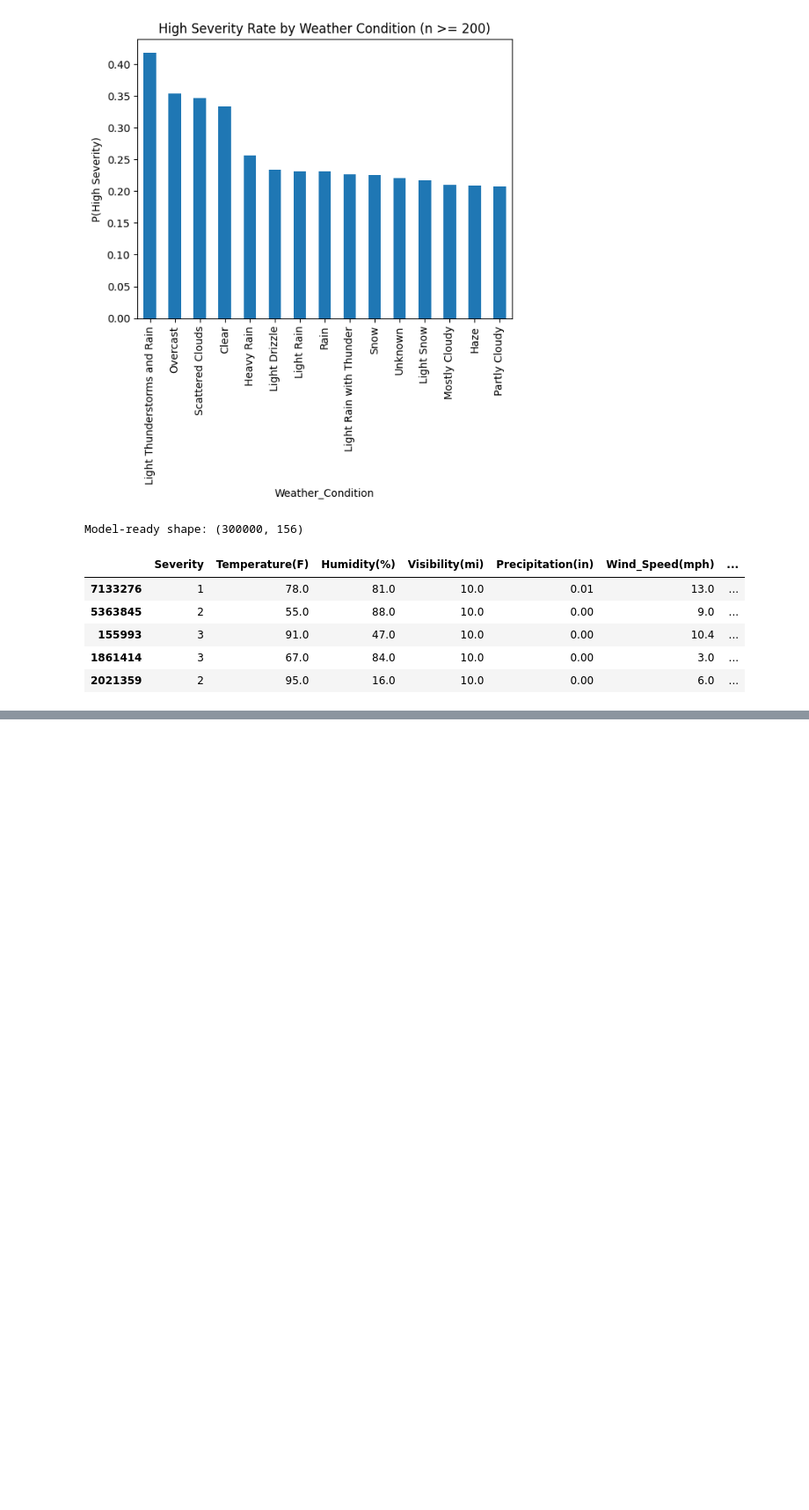
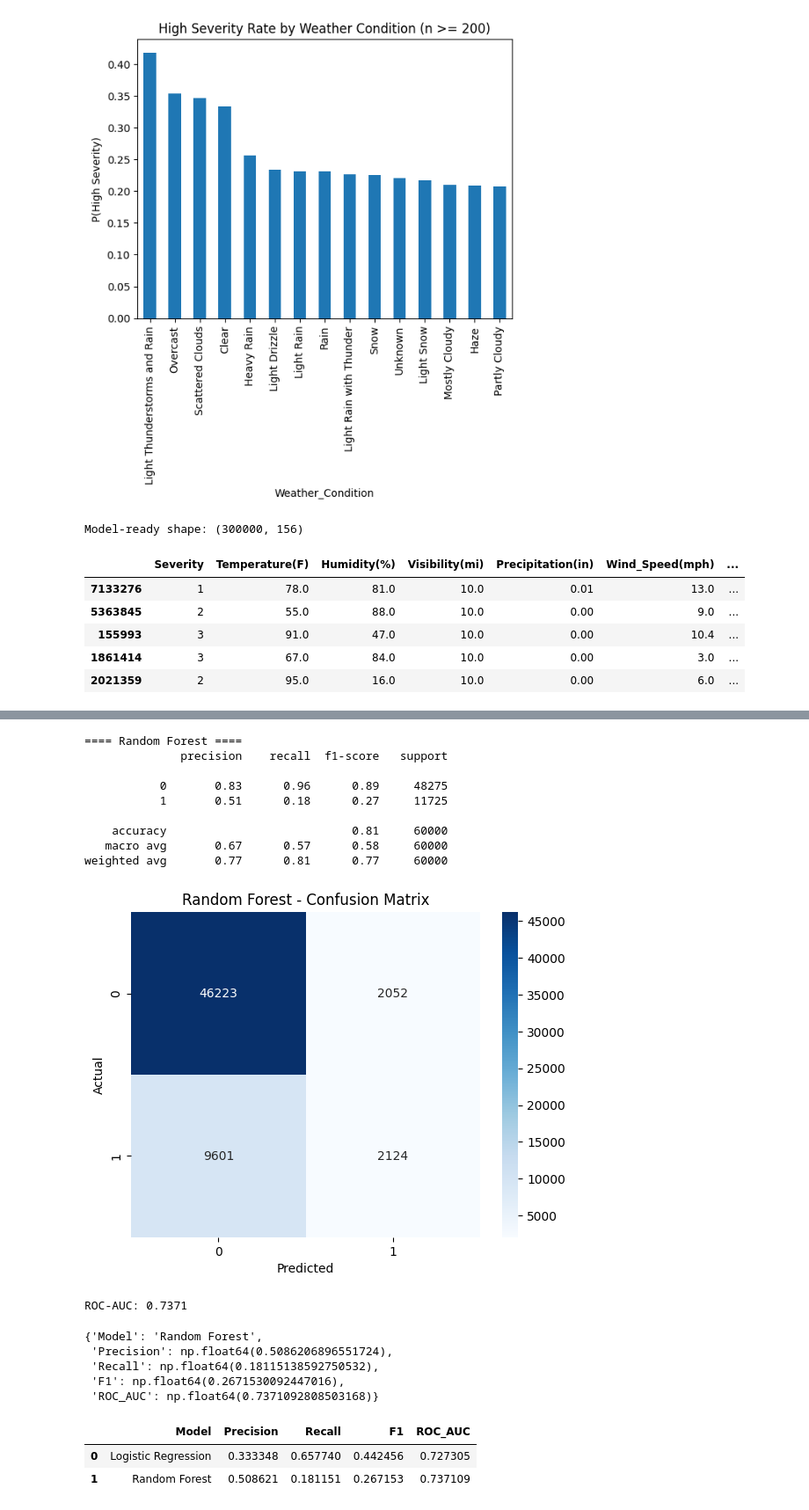
Before and after one commit to ORive09/Capstone_ProjectMDS2026, a Jupyter notebook: capstone_project.ipynb, the cells around one changed output, grey strips where cells are left out. Shown at 88% size. Drawn from its saved outputs; the diff is of its cells as text; code cells hidden in the pictures; blank space fills up the shorter version.

```diff
--- a/capstone_project.ipynb
+++ b/capstone_project.ipynb
@@ -245,0 +254,17 @@ df_model.to_csv("datasets/cleaned_accidents.csv", index=False)
+# %%
+# ==========================================
+# 10) Train/Test Split (IMPORTANT: Prevent Leakage)
+# ==========================================
+# Prevent leakage: drop BOTH High_Severity (target) AND Severity (used to create target)
+X = df_model.drop(columns=["High_Severity", "Severity"])
+y = df_model["High_Severity"]
+
+X_train, X_test, y_train, y_test = train_test_split(
+    X, y,
+    test_size=0.2,
+    random_state=42,
+    stratify=y
+)
+
+print("Train size:", X_train.shape, "Test size:", X_test.shape)
+print("Train high severity rate:", y_train.mean(), "Test high severity rate:", y_test.mean())
@@ -245,0 +340,42 @@ df_model.to_csv("datasets/cleaned_accidents.csv", index=False)
+# %%
+# ==========================================
+# 13) Random Forest
+# ==========================================
+rf = RandomForestClassifier(
+    n_estimators=200,
+    random_state=42,
+    class_weight="balanced",
+    n_jobs=-1
+)
+
+rf.fit(X_train, y_train)
+
+rf_metrics = evaluate_model("Random Forest", rf, X_test, y_test)
+rf_metrics
+# %% [output]
+==== Random Forest ====
+              precision    recall  f1-score   support
+
+           0       0.83      0.96      0.89     48275
+           1       0.51      0.18      0.27     11725
+
+    accuracy                           0.81     60000
+   macro avg       0.67      0.57      0.58     60000
+weighted avg       0.77      0.81      0.77     60000
+[figure, added]
+ROC-AUC: 0.7371
+{'Model': 'Random Forest',
+ 'Precision': np.float64(0.5086206896551724),
+ 'Recall': np.float64(0.18115138592750532),
+ 'F1': np.float64(0.2671530092447016),
+ 'ROC_AUC': np.float64(0.7371092808503168)}
+# %%
+# ==========================================
+# 14) Compare Models (Table)
+# ==========================================
+results = pd.DataFrame([log_metrics, rf_metrics])
+results
+# %% [output]
+|  | Model | Precision | Recall | F1 | ROC_AUC |
+| 0 | Logistic Regression | 0.333348 | 0.657740 | 0.442456 | 0.727305 |
+| 1 | Random Forest | 0.508621 | 0.181151 | 0.267153 | 0.737109 |
```
Also changed, not shown: parts of 14 cells of this notebook.
